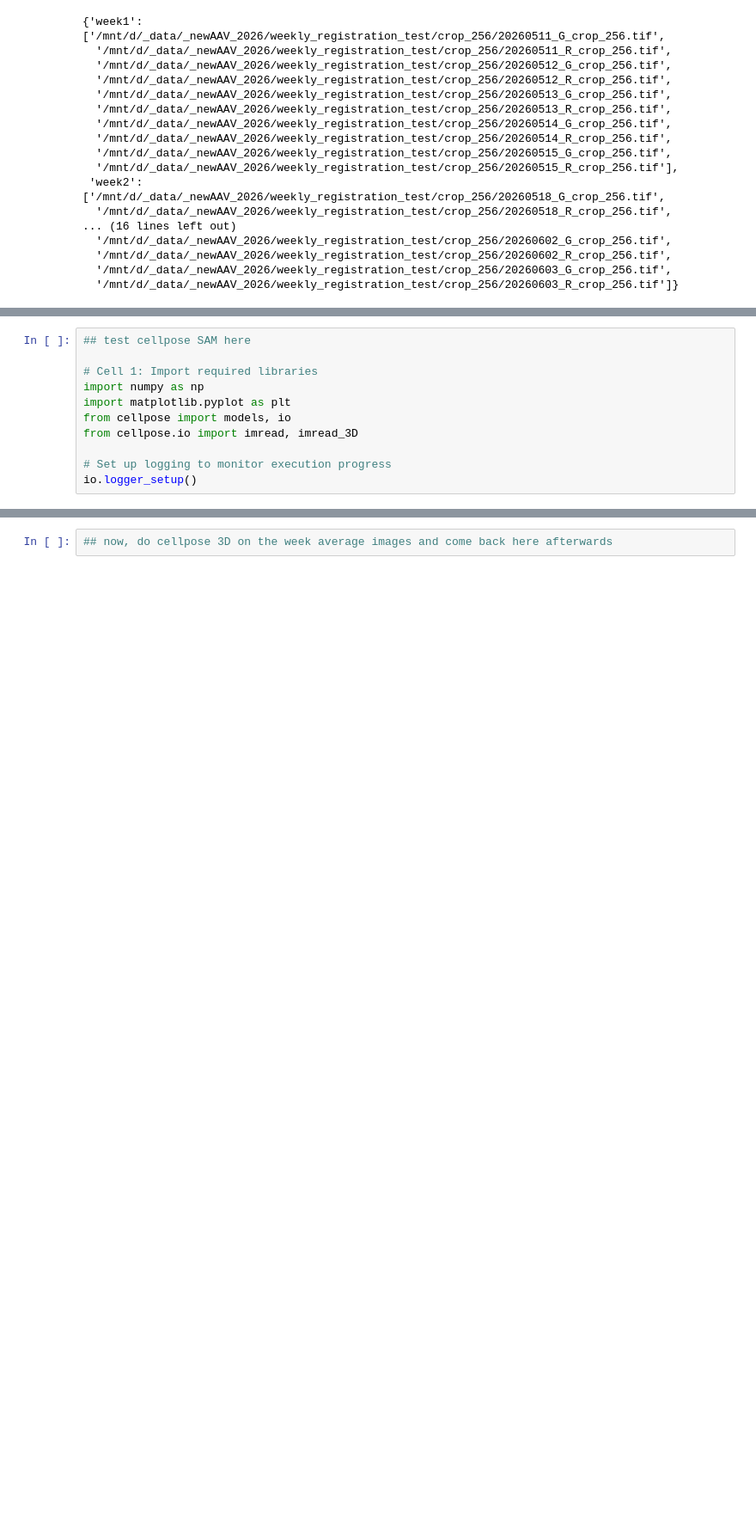
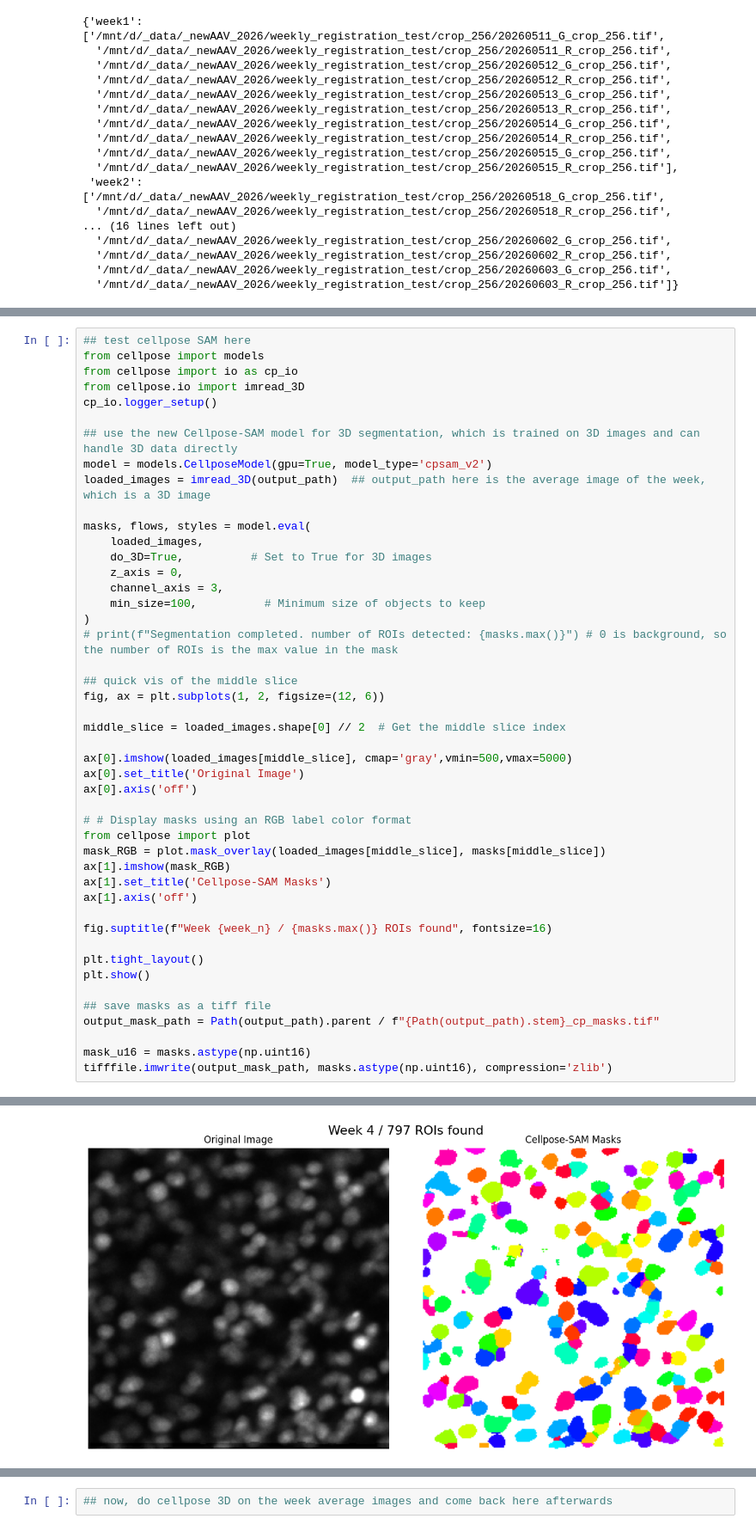
Before and after one commit to hung-lo/molecular_tracking, a Jupyter notebook: notebooks/weeklyRegister_20260531.ipynb, the cells around one changed output, grey strips where cells are left out. Shown at 86% size. Saved outputs shown, nothing was run; the diff lists cells and outputs as text; blank space fills up the shorter version.

```diff
--- a/notebooks/weeklyRegister_20260531.ipynb
+++ b/notebooks/weeklyRegister_20260531.ipynb
@@ -268,14 +315,49 @@ Average image saved: week1_average.tif
 # %%
 ## test cellpose SAM here
+from cellpose import models
+from cellpose import io as cp_io
+from cellpose.io import imread_3D
+cp_io.logger_setup()
 
-# Cell 1: Import required libraries
-import numpy as np
-import matplotlib.pyplot as plt
-from cellpose import models, io
-from cellpose.io import imread, imread_3D
+## use the new Cellpose-SAM model for 3D segmentation, which is trained on 3D images and can handle 3D data directly
+model = models.CellposeModel(gpu=True, model_type='cpsam_v2')
+loaded_images = imread_3D(output_path)  ## output_path here is the average image of the week, which is a 3D image
 
-# Set up logging to monitor execution progress
-io.logger_setup()
+masks, flows, styles = model.eval(
+    loaded_images,
+    do_3D=True,          # Set to True for 3D images
+    z_axis = 0,
+    channel_axis = 3,
+    min_size=100,          # Minimum size of objects to keep
+)
+# print(f"Segmentation completed. number of ROIs detected: {masks.max()}") # 0 is background, so the number of ROIs is the max value in the mask
+
+## quick vis of the middle slice
+fig, ax = plt.subplots(1, 2, figsize=(12, 6))
+
+middle_slice = loaded_images.shape[0] // 2  # Get the middle slice index
+
+ax[0].imshow(loaded_images[middle_slice], cmap='gray',vmin=500,vmax=5000)
+ax[0].set_title('Original Image')
+ax[0].axis('off')
+
+# # Display masks using an RGB label color format
+from cellpose import plot
+mask_RGB = plot.mask_overlay(loaded_images[middle_slice], masks[middle_slice])
+ax[1].imshow(mask_RGB)
+ax[1].set_title('Cellpose-SAM Masks')
+ax[1].axis('off')
+
+fig.suptitle(f"Week {week_n} / {masks.max()} ROIs found", fontsize=16)
+
+plt.tight_layout()
+plt.show()
+
+## save masks as a tiff file
+output_mask_path = Path(output_path).parent / f"{Path(output_path).stem}_cp_masks.tif"
+
+mask_u16 = masks.astype(np.uint16)
+tifffile.imwrite(output_mask_path, masks.astype(np.uint16), compression='zlib')
 # %% [output]
 [GUI INFO] : WRITING LOG OUTPUT TO /home/hunglinux/.cellpose/run.log
 
@@ -292,0 +384 @@ torch version:          2.11.0+cu128
+[figure, added]
```
Also changed, not shown: parts of 16 cells of this notebook, 1 other file.
